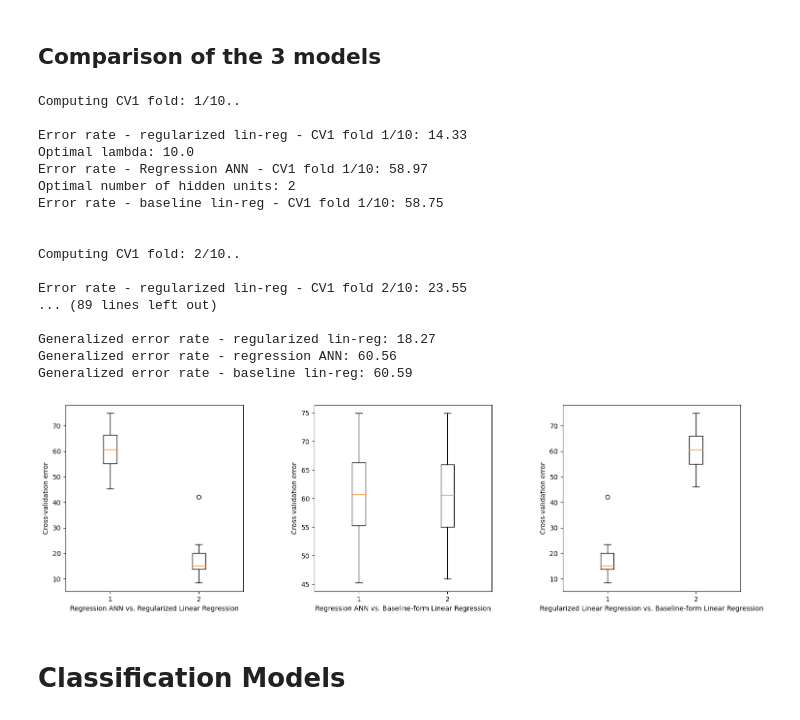
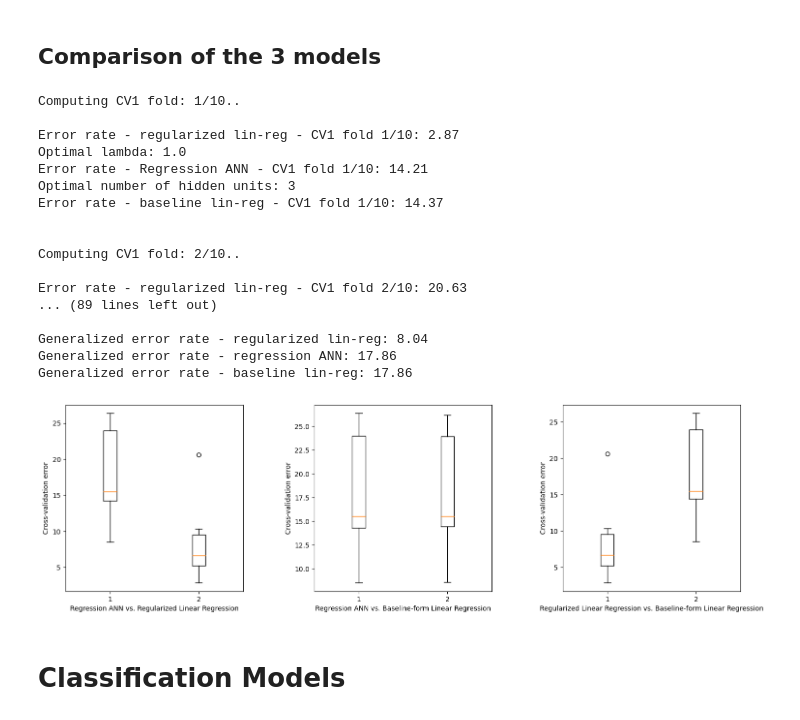
Before and after one commit to carolinahdzm/MLandDataM-Project2, a Jupyter notebook: Project2.ipynb, the cells around one changed output. Cells and saved outputs as stored; diff of their text form; code cells hidden in the pictures.

```diff
--- a/Project2.ipynb
+++ b/Project2.ipynb
@@ -517,7 +517,7 @@ y = 25.41 + 0.35* xsbp + 0.03* xtobacco + 1.02* xldl - 0.02* xfamhist - 0.37* xt
 ## Comparison of the 3 models
 # %%
 raw_data = df.to_numpy()
-attr_col = list(df.columns).index('adiposity')
+attr_col = list(df.columns).index('obesity')
 cols = list(range(0, attr_col)) + list(range(attr_col + 1, len(df.columns)))
 
 X = raw_data[:, cols]
@@ -726,43 +726,43 @@ zH = z_mean + sig * stats.t.ppf(1-alpha/2, deg_f);
 plt.subplot(1, 3, 3)
 plt.boxplot(np.concatenate((linreg_test_error_k1.reshape((len(linreg_test_error_k1), 1)), baseline_test_error_k1.reshape((len(baseline_test_error_k1), 1))), axis = 1))
 plt.xlabel('Regularized Linear Regression vs. Baseline-form Linear Regression')
 plt.ylabel('Cross-validation error')
 
 print('Credibility interval has z-scores: ({0}, {1})'.format(np.round(zL, decimals = 2), np.round(zH, decimals = 2)))
 if zL <= 0 and zH >= 0 :
     print('Regularized lin-reg and baseline lin-reg cla  ssifiers are NOT significantly different')
 else:
     print('Regularized lin-reg and baseline lin-reg classifiers are significantly different.')
 print()
 print()
 
 # Generalized error rates
 gen_error_regularized_linreg = np.sum(linreg_test_error_k1) / len(linreg_test_error_k1)
 gen_error_ann = np.sum(ann_test_error_k1) / len(ann_test_error_k1)
 gen_error_baseline_linreg = np.sum(baseline_test_error_k1) / len(baseline_test_error_k1)
 
 print('Generalized error rate - regularized lin-reg: {0}'.format(np.round(gen_error_regularized_linreg, decimals = 2)))
 print('Generalized error rate - regression ANN: {0}'.format(np.round(gen_error_ann, decimals = 2)))
 print('Generalized error rate - baseline lin-reg: {0}'.format(np.round(gen_error_baseline_linreg, decimals = 2)))
 # %% [output]
 Computing CV1 fold: 1/10..
 
-Error rate - regularized lin-reg - CV1 fold 1/10: 14.33
-Optimal lambda: 10.0
-Error rate - Regression ANN - CV1 fold 1/10: 58.97
-Optimal number of hidden units: 2
-Error rate - baseline lin-reg - CV1 fold 1/10: 58.75
+Error rate - regularized lin-reg - CV1 fold 1/10: 2.87
+Optimal lambda: 1.0
+Error rate - Regression ANN - CV1 fold 1/10: 14.21
+Optimal number of hidden units: 3
+Error rate - baseline lin-reg - CV1 fold 1/10: 14.37
 
 
 Computing CV1 fold: 2/10..
 
-Error rate - regularized lin-reg - CV1 fold 2/10: 23.55
+Error rate - regularized lin-reg - CV1 fold 2/10: 20.63
 ... (89 lines left out)
 
-Generalized error rate - regularized lin-reg: 18.27
-Generalized error rate - regression ANN: 60.56
-Generalized error rate - baseline lin-reg: 60.59
+Generalized error rate - regularized lin-reg: 8.04
+Generalized error rate - regression ANN: 17.86
+Generalized error rate - baseline lin-reg: 17.86
-[figure, old version]
+[figure, new version]
 # %% [markdown]
 # Classification Models
 # %% [markdown]
```
Also changed, not shown: parts of 1 cell of this notebook.
